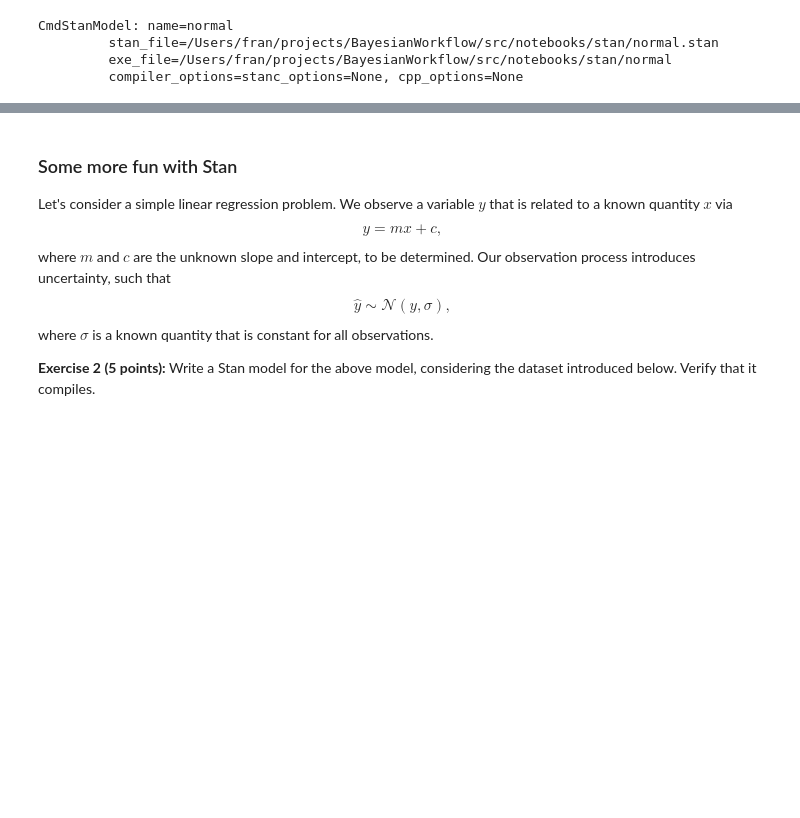
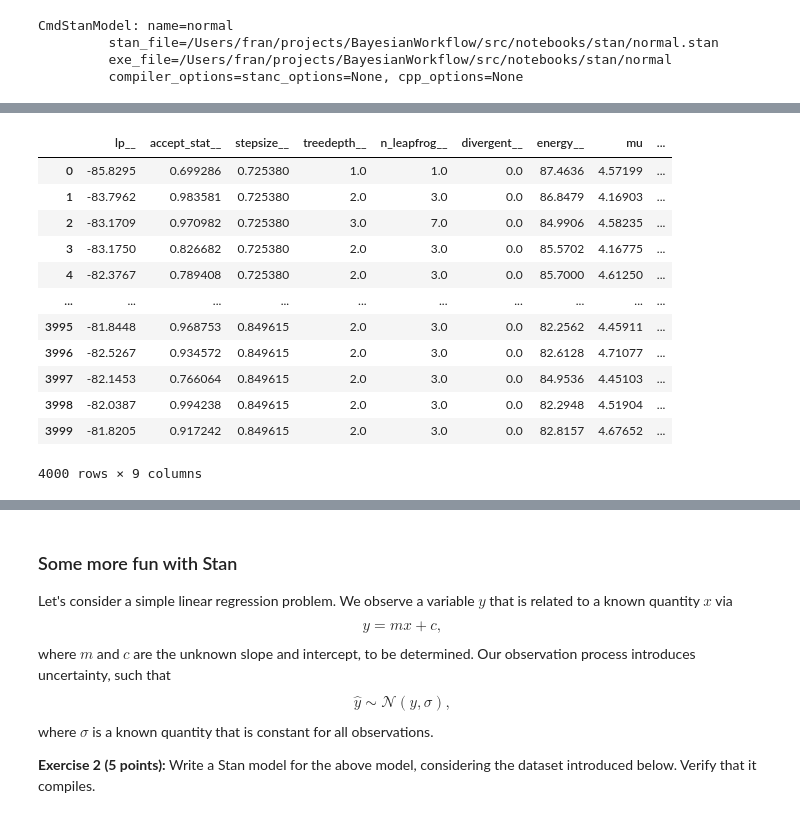
Before and after one commit to cescalara/BayesianWorkflow, a Jupyter notebook: src/notebooks/introduction.ipynb, the cells around one changed output, grey strips where cells are left out. Drawn from its saved outputs; the diff is of its cells as text; code cells hidden in the pictures; blank space fills up the shorter version.

```diff
--- a/src/notebooks/introduction.ipynb
+++ b/src/notebooks/introduction.ipynb
@@ -155 +174,20 @@ Processing complete, no problems detected.
+# %%
+# access all chains and sample info
+# e.g. lp__: log posterior value
+# Don't worry too much about all the names with underscores__
+fit.draws_pd()
+# %% [output]
+|  | lp__ | accept_stat__ | stepsize__ | treedepth__ | n_leapfrog__ | divergent__ | energy__ | mu | ... |
+| 0 | -85.8295 | 0.699286 | 0.725380 | 1.0 | 1.0 | 0.0 | 87.4636 | 4.57199 | ... |
+| 1 | -83.7962 | 0.983581 | 0.725380 | 2.0 | 3.0 | 0.0 | 86.8479 | 4.16903 | ... |
+| 2 | -83.1709 | 0.970982 | 0.725380 | 3.0 | 7.0 | 0.0 | 84.9906 | 4.58235 | ... |
+| 3 | -83.1750 | 0.826682 | 0.725380 | 2.0 | 3.0 | 0.0 | 85.5702 | 4.16775 | ... |
+| 4 | -82.3767 | 0.789408 | 0.725380 | 2.0 | 3.0 | 0.0 | 85.7000 | 4.61250 | ... |
+| ... | ... | ... | ... | ... | ... | ... | ... | ... | ... |
+| 3995 | -81.8448 | 0.968753 | 0.849615 | 2.0 | 3.0 | 0.0 | 82.2562 | 4.45911 | ... |
+| 3996 | -82.5267 | 0.934572 | 0.849615 | 2.0 | 3.0 | 0.0 | 82.6128 | 4.71077 | ... |
+| 3997 | -82.1453 | 0.766064 | 0.849615 | 2.0 | 3.0 | 0.0 | 84.9536 | 4.45103 | ... |
+| 3998 | -82.0387 | 0.994238 | 0.849615 | 2.0 | 3.0 | 0.0 | 82.2948 | 4.51904 | ... |
+| 3999 | -81.8205 | 0.917242 | 0.849615 | 2.0 | 3.0 | 0.0 | 82.8157 | 4.67652 | ... |
+4000 rows × 9 columns
 # %%
```
Also changed, not shown: parts of 12 cells of this notebook, 4 other files.
